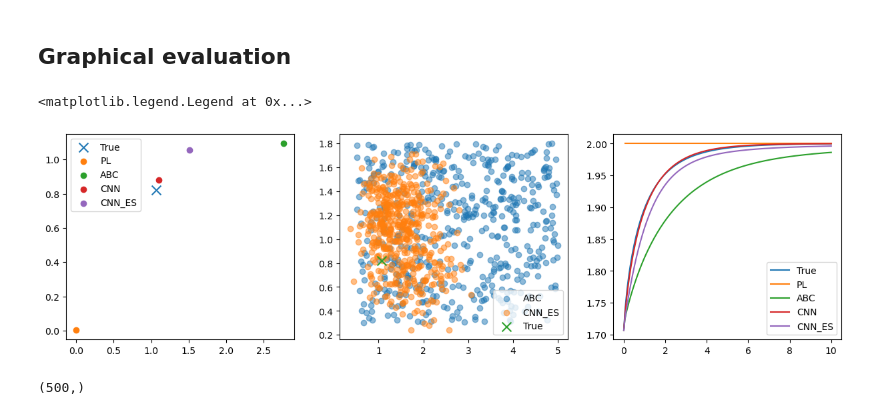
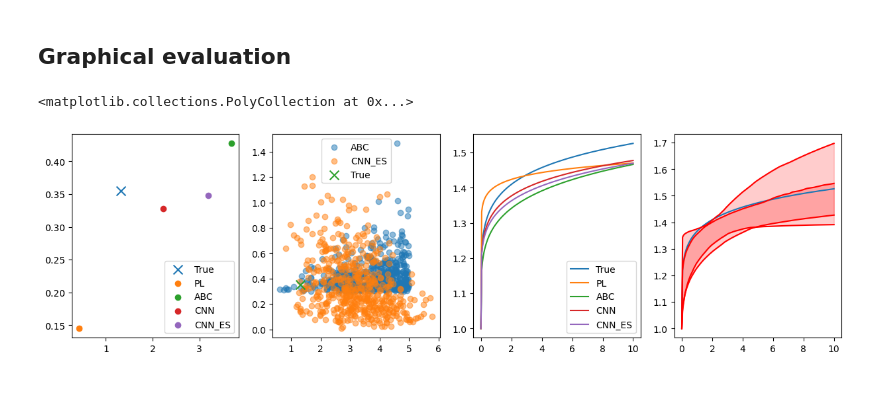
Before and after one commit to cbuelt/thesis, a Jupyter notebook: evaluation/evaluate_results.ipynb, the cells around one changed output. Saved outputs shown, nothing was run; the diff lists cells and outputs as text; code cells hidden in the pictures; blank space fills up the shorter version.

```diff
--- a/evaluation/evaluate_results.ipynb
+++ b/evaluation/evaluate_results.ipynb
@@ -125,7 +127,7 @@ print(results.to_latex(index=True,
 ## Graphical evaluation
 # %%
 #Load examples
-model = "powexp"
+model = "brown"
 
 # Load true parameters
 true_parameters = pyreadr.read_r(data_path+model+"_test_params.RData")["test_params"].to_numpy()[0:n_test]
@@ -145,35 +147,43 @@ cnn_es_mean = np.mean(cnn_es, axis = 2)
 # %%
 sample = np.random.randint(0, n_test)
 
 h = np.linspace(0,np.sqrt(10**2),200)
-fig, axs = plt.subplots(1, 3, figsize = (15,4))
+fig, axs = plt.subplots(1, 4, figsize = (15,4))
 
 #Mean values
 axs[0].scatter(x = true_parameters[sample,0], y = true_parameters[sample,1], marker = "x", s = 100)
 axs[0].scatter(x = pl[sample,0], y = pl[sample,1])
 axs[0].scatter(x = abc_mean[sample,0], y = abc_mean[sample,1])
 axs[0].scatter(x = cnn[sample,0], y = cnn[sample,1])
 axs[0].scatter(x = cnn_es_mean[sample,0], y = cnn_es_mean[sample,1])
 axs[0].legend(["True", "PL", "ABC", "CNN", "CNN_ES"])
 
 # Sample values
 axs[1].scatter(x = abc[sample,0], y = abc[sample,1], alpha = 0.5)
 axs[1].scatter(x = cnn_es[sample,0], y = cnn_es[sample,1], alpha = 0.5)
 axs[1].scatter(x = true_parameters[sample,0], y = true_parameters[sample,1], marker = "x", s = 100)
 axs[1].legend(["ABC", "CNN_ES", "True"])
 
 # Extremal coefficient
 axs[2].plot(h, extremal_coefficient(h, model, true_parameters[sample,0], true_parameters[sample,1]))
 axs[2].plot(h, extremal_coefficient(h, model, pl[sample,0], pl[sample,1]))
 axs[2].plot(h, sample_extremal_coefficient(h, model, abc[sample,0], abc[sample,1]))
 axs[2].plot(h, extremal_coefficient(h, model, cnn[sample,0], cnn[sample,1]))
 axs[2].plot(h, sample_extremal_coefficient(h, model, cnn_es[sample,0], cnn_es[sample,1]))
 
 axs[2].legend(["True", "PL", "ABC", "CNN", "CNN_ES"])
+
+# Extremal coefficient with confidence
+es_quantiles = np.quantile(sample_extremal_coefficient(h, model, cnn_es[sample,0], cnn_es[sample,1],  mean = False), q = [0.025,0.975], axis = 0)
+abc_quantiles = np.quantile(sample_extremal_coefficient(h, model, abc[sample,0], abc[sample,1],  mean = False), q = [0.025,0.975], axis = 0)
+axs[3].plot(h, extremal_coefficient(h, model, true_parameters[sample,0], true_parameters[sample,1]))
+axs[3].plot(h, es_quantiles[0], color = "red")
+axs[3].plot(h, es_quantiles[1], color = "red")
+axs[3].fill_between(h, es_quantiles[0], es_quantiles[1], color='red', alpha=.2)
+
+axs[3].plot(h, abc_quantiles[0], color = "red")
+axs[3].plot(h, abc_quantiles[1], color = "red")
+axs[3].fill_between(h, abc_quantiles[0], abc_quantiles[1], color='red', alpha=.2)
 # %% [output]
-<matplotlib.legend.Legend at 0x...>
+<matplotlib.collections.PolyCollection at 0x...>
-[figure, old version]
+[figure, new version]
-# %%
-abc[0,sample].shape
-# %% [output]
-(500,)
```
Also changed, not shown: parts of 4 cells of this notebook, 5 other files.
